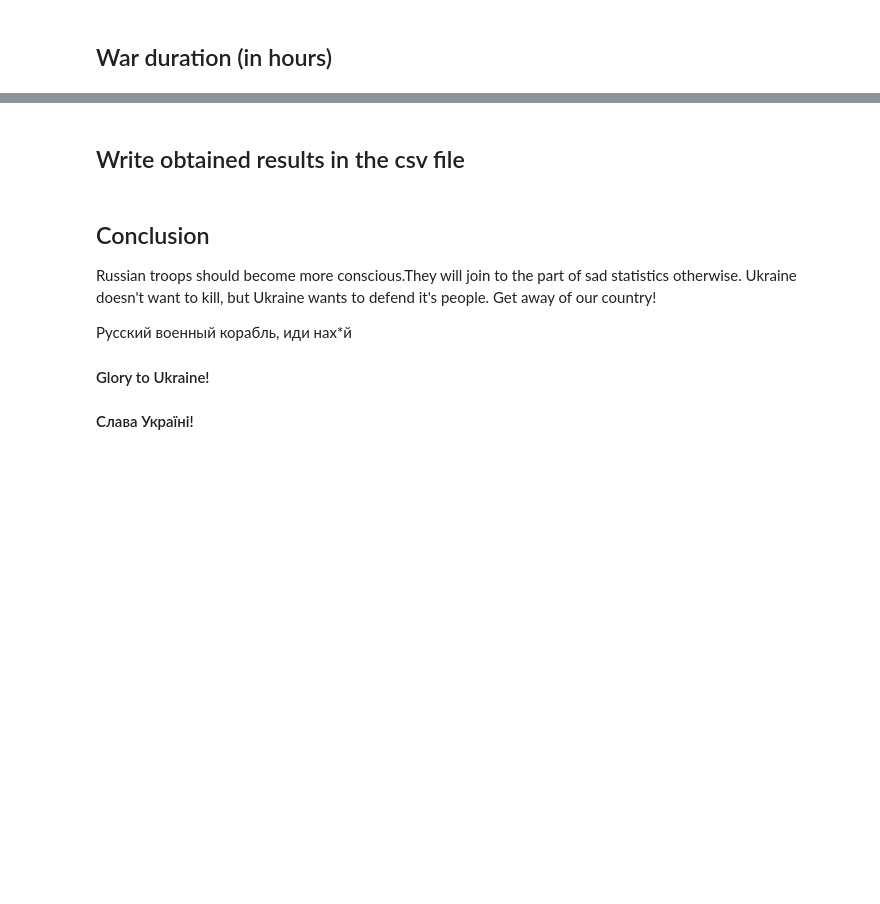
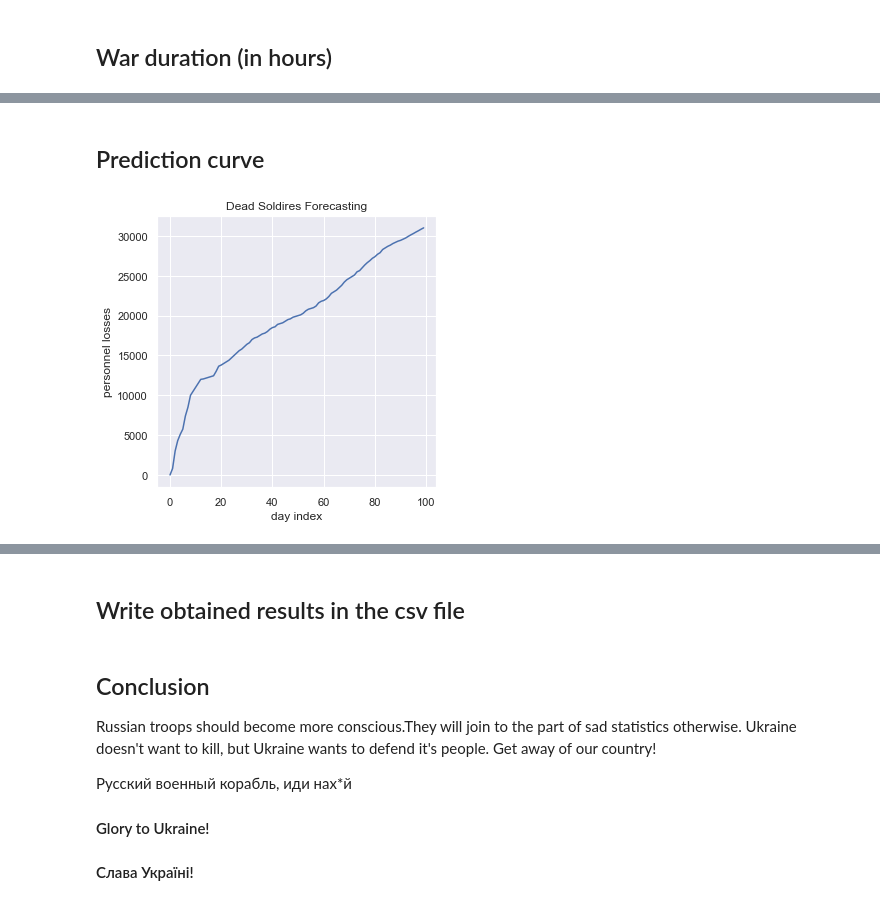
Before and after one commit to Tsalyk/russianInvasionAnalysis, a Jupyter notebook: war_losses.ipynb, the cells around one changed output, grey strips where cells are left out. Cells and saved outputs as stored; diff of their text form; code cells hidden in the pictures; blank space fills up the shorter version.

```diff
--- a/war_losses.ipynb
+++ b/war_losses.ipynb
@@ -351,5 +305,0 @@ def rmse(model, X, y):
-# %%
-model = LinearRegression()
-
-print('RMSE for Logarithmic Regression:', rmse(model, X_log, y))
-print('MAE for Logarithmic Regression:', mean_abs_err(model, X_log, y))
@@ -359,5 +305,0 @@ MAE for Logarithmic Regression: 420.8
-# %%
-model = LinearRegression()
-
-print('RMSE for Linear Regression:', rmse(model, X, y))
-print('MAE for Linear Regression:', mean_abs_err(model, X, y))
@@ -367,5 +305,0 @@ MAE for Linear Regression: 1302.58
-# %%
-model = make_pipeline(PolynomialFeatures(degree=3, include_bias=False), LinearRegression())
-
-print('RMSE for Polymomial Regression:', rmse(model, X, y))
-print('MAE for Polynomial Regression:', mean_abs_err(model, X, y))
@@ -374,0 +306,3 @@ MAE for Polynomial Regression: 486.05
+# %%
+arima = ARIMA(df['personnel'], order=(1, 2, 3)).fit()
+print(arima.summary())
@@ -374,0 +327,21 @@ MAE for Polynomial Regression: 486.05
+# %% [markdown]
+## Prediction curve
+# %%
+def plot_forecast(forecasting):
+    plt.figure(figsize=(5, 5))
+    plt.plot(range(len(forecasting)), forecasting)
+    plt.xlabel('day index')
+    plt.ylabel('personnel losses')
+    plt.title('Dead Soldires Forecasting')
+    plt.show()
+
+def forecast_concat(model, days: int):
+    y_hat = model.forecast(days).values
+    y = df['personnel'].values
+
+    return np.concatenate([y, y_hat])
+
+forecasting = forecast_concat(arima, 7)
+plot_forecast(forecasting)
+# %% [output]
+[figure, added]
```
Also changed, not shown: parts of 44 cells of this notebook, 1 other file.
